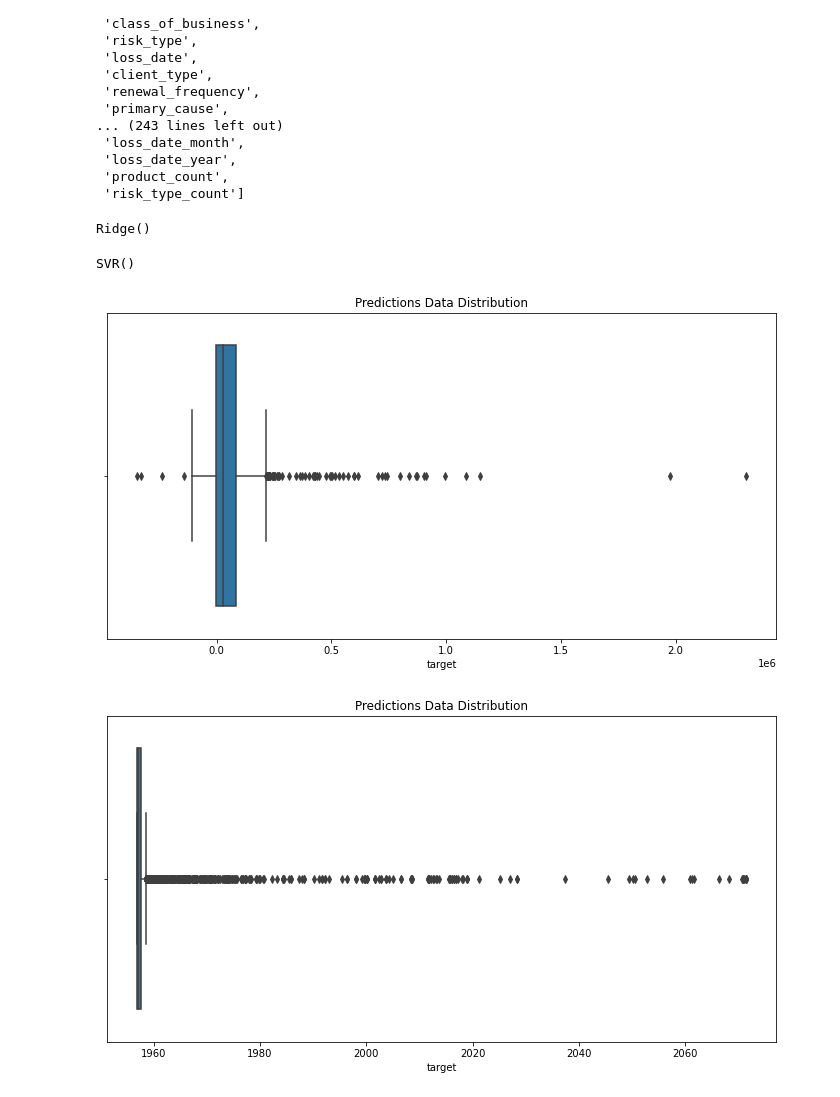
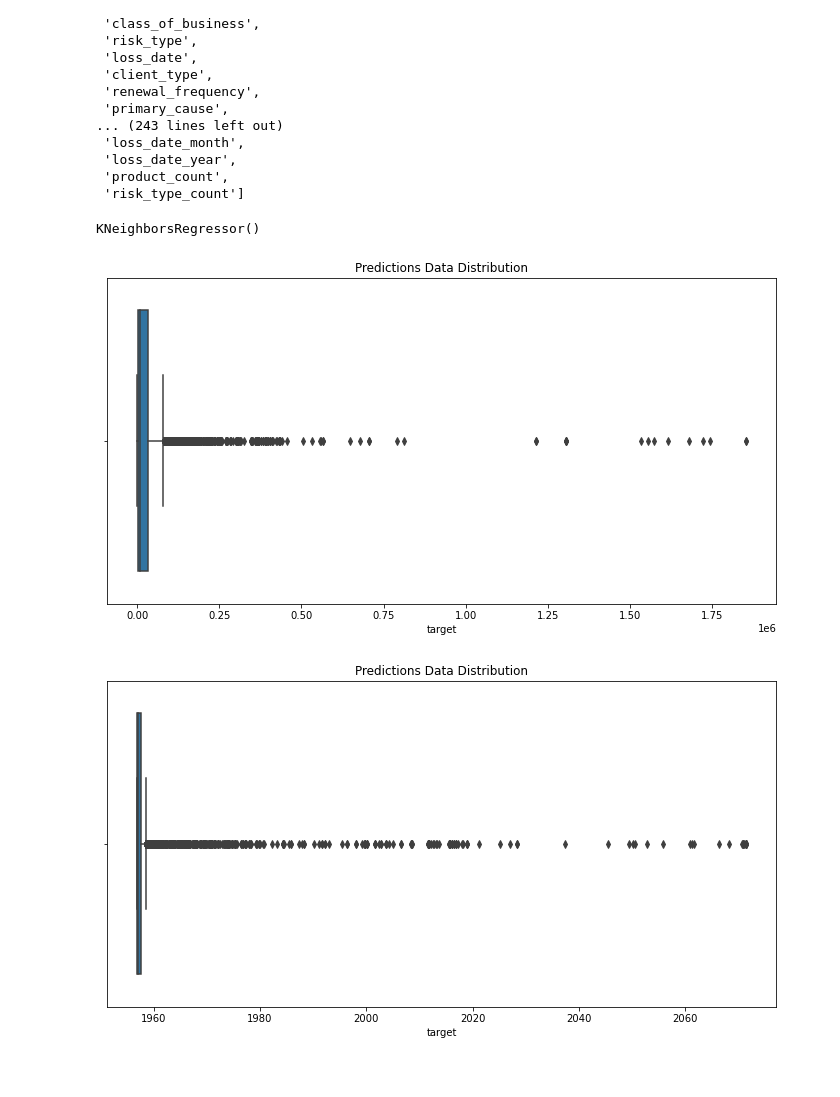
Before and after one commit to simiel/2022UHA, a Jupyter notebook: notebook/2.ipynb, the cells around one changed output. Saved outputs shown, nothing was run; the diff lists cells and outputs as text; code cells hidden in the pictures.

```diff
--- a/notebook/2.ipynb
+++ b/notebook/2.ipynb
@@ -125,11 +126,12 @@ X = train[feature_cols]
 y = train.target
 
 # Split data into train and test sets
-# X_train, X_test, y_train, y_test = train_test_split(X,y,test_size=0.5, random_state=123)
+X_train, X_test, y_train, y_test = train_test_split(X,y,test_size=0.5, random_state=123)
 
 # Train model
-model = Ridge()
+model = KNeighborsRegressor()
 model.fit(X, y)
+# model.fit(X_train, y_train)
 
 # Make predictions
 # y_pred = model.predict(X_test)
@@ -137,12 +139,11 @@ model.fit(X, y)
 # Check the MAE score of the model
 # print(f'LinearRegression MAE score on the X_test is: {mean_absolute_error(y_test, y_pred)}')
 # %% [output]
-Ridge()
+KNeighborsRegressor()
 # %%
 
 # Train model2
-from sklearn.svm import SVR
-model2 = SVR()
+model2 = LinearRegression()
 model2.fit(X, y)
 
 # Make predictions
@@ -150,26 +151,24 @@ model2.fit(X, y)
 
 # Check the MAE score of the model
 # print(f'LinearRegression MAE score on the X_test is: {mean_absolute_error(y_test, y_pred)}')
-# %% [output]
-SVR()
 # %%
 # Make prediction on the test set
 test_df = test[feature_cols]
 predictions = model.predict(test_df)
 
 # # Create a submission file
 sub_file = samplesubmission.copy()
 sub_file.target = predictions
 
 # Check the distribution of your predictions
 plt.figure(figsize=(12, 6))
 sns.boxplot(sub_file.target)
 plt.title('Predictions Data Distribution')
 
 # Write to csv file to submit to Zindi
-sub_file.to_csv("RIDGE1.csv", index = False)
+sub_file.to_csv("KNN1.csv", index = False)
 # %% [output]
-[figure, old version]
+[figure, new version]
 # %%
 # Make prediction on the test set
 test_df = test[feature_cols]
```
Also changed, not shown: parts of 2 cells of this notebook, 2 other files.
